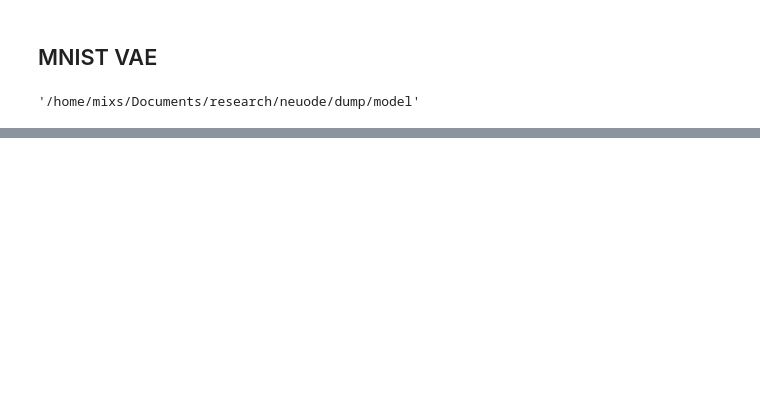
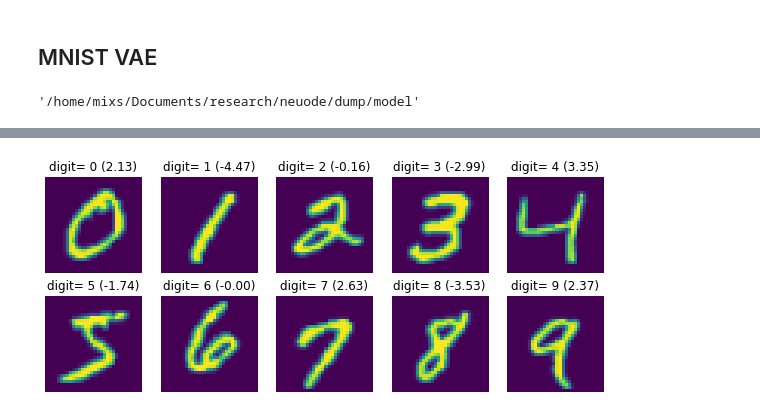
Before and after one commit to mIXs222/neuode, a Jupyter notebook: scripts/MNIST_neuode.ipynb, the cells around one changed output, grey strips where cells are left out. Saved outputs shown, nothing was run; the diff lists cells and outputs as text; code cells hidden in the pictures; blank space fills up the shorter version.

```diff
--- a/scripts/MNIST_neuode.ipynb
+++ b/scripts/MNIST_neuode.ipynb
@@ -284,0 +303,13 @@ RuntimeError: Error(s) in loading state_dict for VAE:
+# %%
+# principle digit (mean)
+ideal_digits = []
+for dm in dmnist:
+    ideal_digits.append(dm[0][0])
+ideal_digits = torch.stack(ideal_digits, 0)
+
+with torch.no_grad():
+    ideal_mu, _ = vae_64.nets[0](ideal_digits)
+
+print('digit shape:', ideal_digit.shape)
+print('mu shape:', ideal_mu.shape)
+print('mu checksum:', torch.sum(ideal_mu.reshape(10, -1), axis=1))
@@ -284,0 +334,26 @@ RuntimeError: Error(s) in loading state_dict for VAE:
+# %%
+def pick_digits(labels):
+    digits = torch.zeros((len(labels),) + ideal_digits.shape[1:])
+    for i, l in enumerate(labels):
+        digits[i, ...] = ideal_digits[l, ...]
+    return digits
+
+def pick_mu(labels):
+    mus = torch.zeros((len(labels),) + ideal_mu.shape[1:])
+    for i, l in enumerate(labels):
+        mus[i, ...] = ideal_mu[l, ...]
+    return mus
+
+def plot_labels(labels):
+    fig, axes = plt.subplots(nrows=2, ncols=5, figsize=(10, 4)); axes = axes.flatten()
+    dplots = pick_digits(labels)
+    mcheck = pick_mu(labels)
+    for i, ax in zip(range(len(labels)), axes):
+        ax.imshow(dplots[i, 0, ...])
+        ax.set_title('digit= %d (%.2f)'%(labels[i], torch.sum(mcheck[i])))
+    for ax in axes:
+        ax.axis('off')
+
+plot_labels(list(range(10)))
+# %% [output]
+[figure, added]
```
Also changed, not shown: parts of 22 cells of this notebook, 15 other files.
